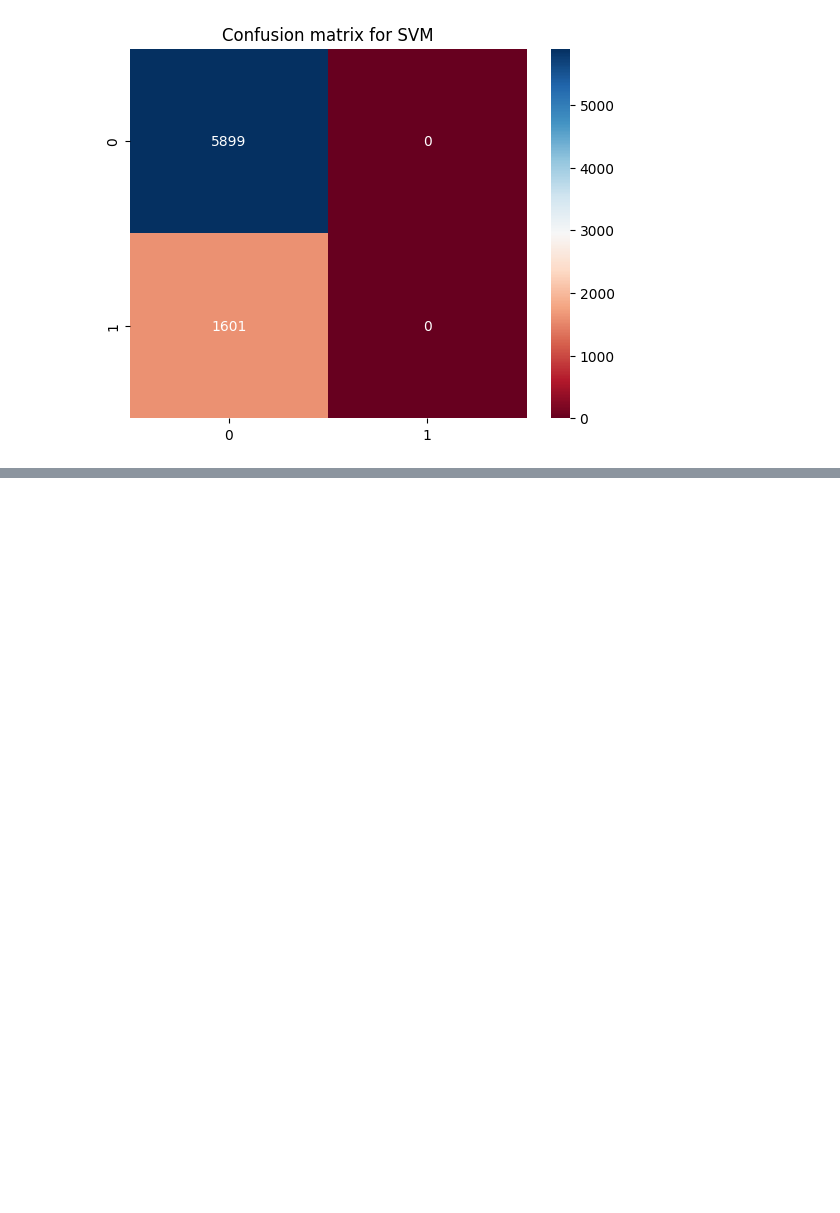
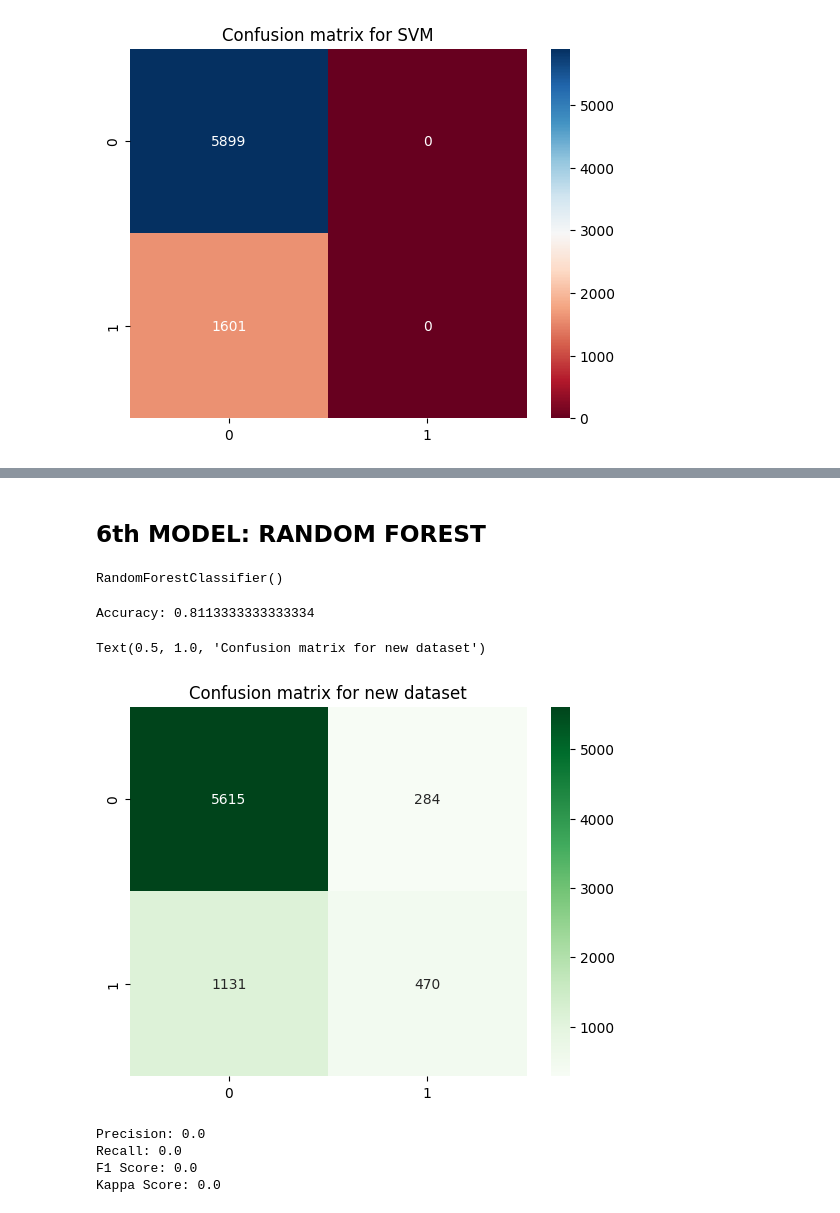
Before and after one commit to AnshikaJain2405/OrionDataAnalyticsInternshipJul23, a Jupyter notebook: notebooks/ML.ipynb, the cells around one changed output, grey strips where cells are left out. Drawn from its saved outputs; the diff is of its cells as text; code cells hidden in the pictures; blank space fills up the shorter version.

```diff
--- a/notebooks/ML.ipynb
+++ b/notebooks/ML.ipynb
@@ -192,0 +305,42 @@ Text(0.5, 1.0, 'Confusion matrix for SVM')
+# %% [markdown]
+## 6th MODEL: RANDOM FOREST
+# %%
+rf_classifier = RandomForestClassifier()
+rf_classifier.fit(x2_train, y2_train)
+# %% [output]
+RandomForestClassifier()
+# %%
+y6_pred = rf_classifier.predict(x2_test)
+# %%
+accuracy6 = accuracy_score(y2_test, y6_pred)
+print('Accuracy:', accuracy6)
+# %% [output]
+Accuracy: 0.8113333333333334
+# %%
+cm6 = confusion_matrix(y2_test, y6_pred)
+
+sns.heatmap(cm6, annot=True, cmap='Greens', fmt='g')
+
+plt.title("Confusion matrix for new dataset")
+# %% [output]
+Text(0.5, 1.0, 'Confusion matrix for new dataset')
+[figure, added]
+# %%
+precision6 = precision_score(y2_test, y6_pred)
+print("Precision:", precision4)
+
+# Calculate recall
+recall6 = recall_score(y2_test, y6_pred)
+print("Recall:", recall4)
+
+# Calculate F1 score
+f1_6= f1_score(y2_test, y6_pred)
+print("F1 Score:", f1_4)
+
+kappa6 = cohen_kappa_score(y2_test, y6_pred)
+print("Kappa Score:", kappa4)
+# %% [output]
+Precision: 0.0
+Recall: 0.0
+F1 Score: 0.0
+Kappa Score: 0.0
```
Also changed, not shown: parts of 16 cells of this notebook.
